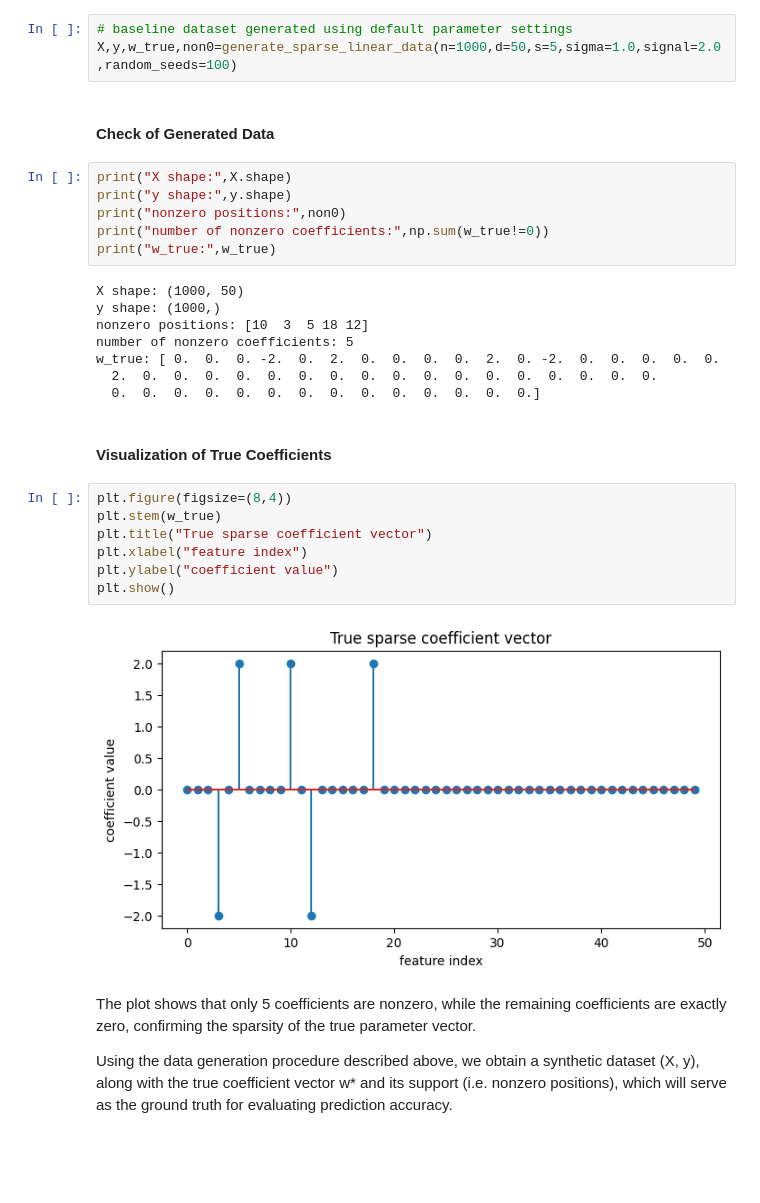
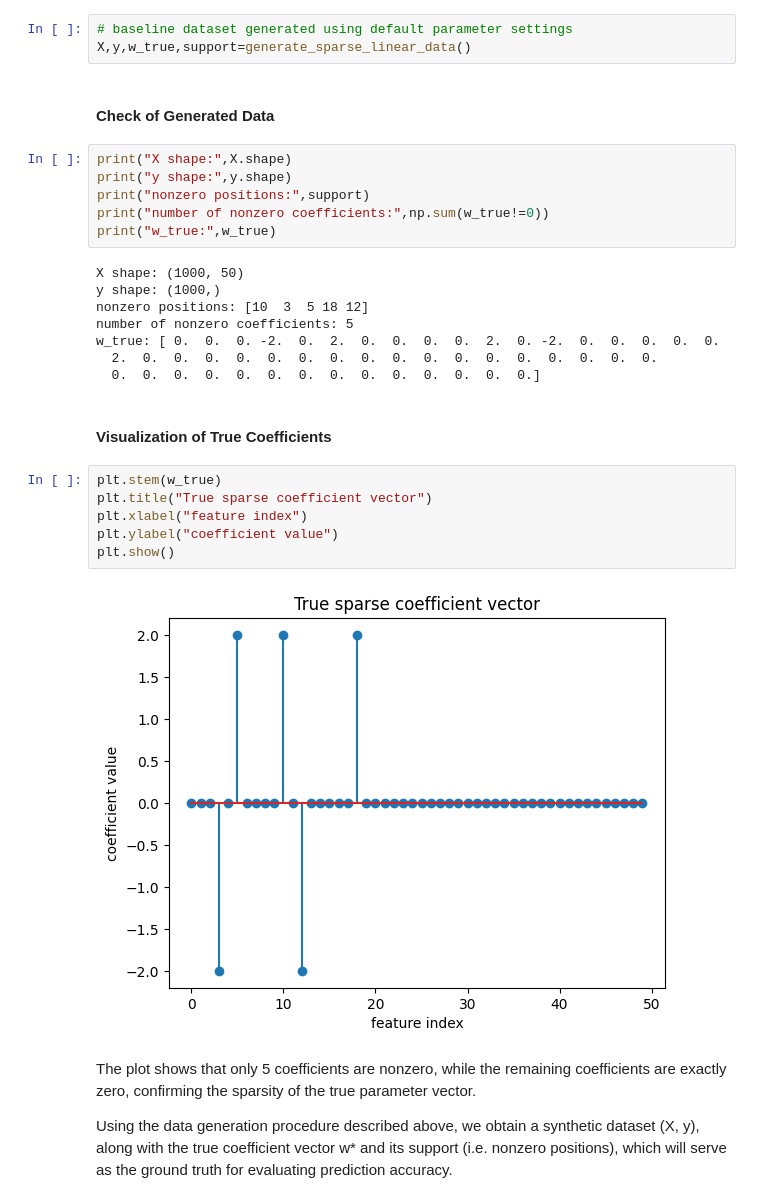
Before and after one commit to Zixin-Fan/L1_L2_project, a Jupyter notebook: main_results.ipynb, the cells around one changed output. Cells and saved outputs as stored; diff of their text form; blank space fills up the shorter version.

```diff
--- a/main_results.ipynb
+++ b/main_results.ipynb
@@ -61,13 +71,13 @@ This dataset serves as a baseline setting for evaluating Ridge and Lasso regress
 - seed for reproducibility: random_seeds = 100
 # %%
 # baseline dataset generated using default parameter settings
-X,y,w_true,non0=generate_sparse_linear_data(n=1000,d=50,s=5,sigma=1.0,signal=2.0,random_seeds=100)
+X,y,w_true,support=generate_sparse_linear_data()
 # %% [markdown]
 #### **Check of Generated Data**
 # %%
 print("X shape:",X.shape)
 print("y shape:",y.shape)
-print("nonzero positions:",non0)
+print("nonzero positions:",support)
 print("number of nonzero coefficients:",np.sum(w_true!=0))
 print("w_true:",w_true)
 # %% [output]
@@ -81,14 +91,13 @@ w_true: [ 0.  0.  0. -2.  0.  2.  0.  0.  0.  0.  2.  0. -2.  0.  0.  0.  0.  0.
 # %% [markdown]
 #### **Visualization of True Coefficients**
 # %%
-plt.figure(figsize=(8,4))
 plt.stem(w_true)
 plt.title("True sparse coefficient vector")
 plt.xlabel("feature index")
 plt.ylabel("coefficient value")
 plt.show()
 # %% [output]
-[figure, old version]
+[figure, new version]
 # %% [markdown]
 The plot shows that only 5 coefficients are nonzero, while the remaining coefficients are exactly zero, confirming the sparsity of the true parameter vector.
 
```
Also changed, not shown: parts of 22 cells of this notebook, 1 other file.
